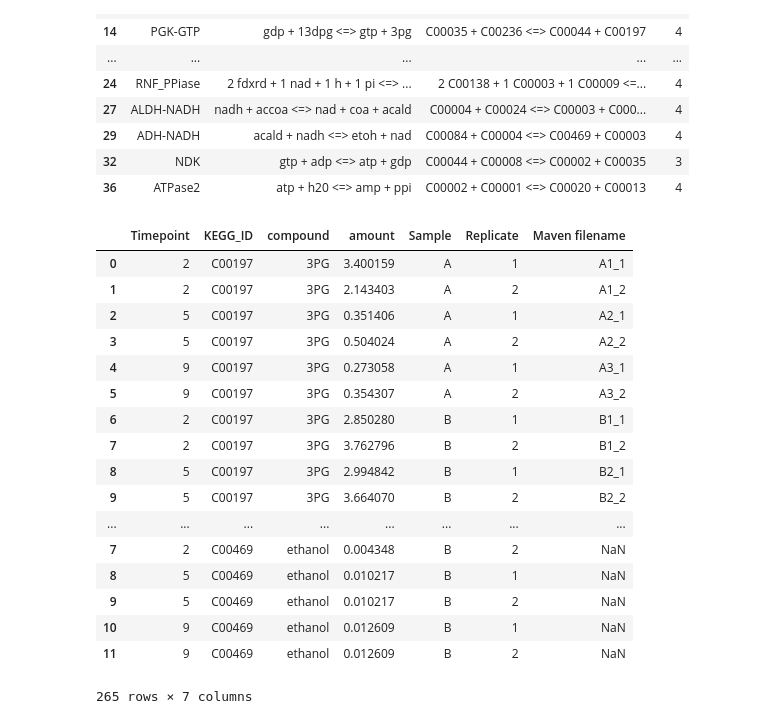
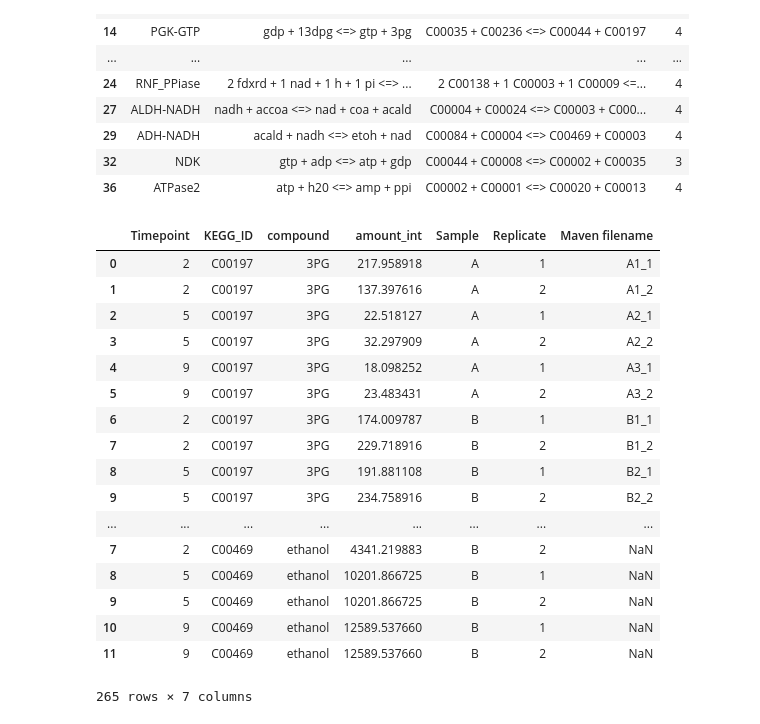
Before and after one commit to satyakamdash/Ctherm_thermo, a Jupyter notebook: Met_sensitivity_v2.ipynb, the cells around one changed output. Saved outputs shown, nothing was run; the diff lists cells and outputs as text; code cells hidden in the pictures.

```diff
--- a/Met_sensitivity_v2.ipynb
+++ b/Met_sensitivity_v2.ipynb
@@ -94,28 +86,28 @@ selectedRxnDf
 | 36 | ATPase2 | atp + h20 <=> amp + ppi | C00002 + C00001 <=> C00020 + C00013 | 4 |
 # %%
 #Import metabolite data from excel file
-Met_bound = pd.read_excel('cth_thermo_model_DO_SD5.xlsx', sheet_name = 'metabolite_bounds')
+Met_bound = pd.read_excel('cth_thermo_model_DO_SD6.xlsx', sheet_name = 'metabolite_bounds')
 Alldata = pd.read_excel('./metabolite_data/lt_dataset2_quantified.xlsx')
-Met_data = Alldata.loc[Alldata['Replicate'] != 0, ['Timepoint', 'KEGG_ID', 'compound','amount', 'Sample','Replicate','Maven filename']]
+Met_data = Alldata.loc[Alldata['Replicate'] != 0, ['Timepoint', 'KEGG_ID', 'compound','amount_int', 'Sample','Replicate','Maven filename']]
 Met_data
 # %% [output]
-|  | Timepoint | KEGG_ID | compound | amount | Sample | Replicate | Maven filename |
-| 0 | 2 | C00197 | 3PG | 3.400159 | A | 1 | A1_1 |
-| 1 | 2 | C00197 | 3PG | 2.143403 | A | 2 | A1_2 |
-| 2 | 5 | C00197 | 3PG | 0.351406 | A | 1 | A2_1 |
-| 3 | 5 | C00197 | 3PG | 0.504024 | A | 2 | A2_2 |
-| 4 | 9 | C00197 | 3PG | 0.273058 | A | 1 | A3_1 |
-| 5 | 9 | C00197 | 3PG | 0.354307 | A | 2 | A3_2 |
-| 6 | 2 | C00197 | 3PG | 2.850280 | B | 1 | B1_1 |
-| 7 | 2 | C00197 | 3PG | 3.762796 | B | 2 | B1_2 |
-| 8 | 5 | C00197 | 3PG | 2.994842 | B | 1 | B2_1 |
-| 9 | 5 | C00197 | 3PG | 3.664070 | B | 2 | B2_2 |
+|  | Timepoint | KEGG_ID | compound | amount_int | Sample | Replicate | Maven filename |
+| 0 | 2 | C00197 | 3PG | 217.958918 | A | 1 | A1_1 |
+| 1 | 2 | C00197 | 3PG | 137.397616 | A | 2 | A1_2 |
+| 2 | 5 | C00197 | 3PG | 22.518127 | A | 1 | A2_1 |
+| 3 | 5 | C00197 | 3PG | 32.297909 | A | 2 | A2_2 |
+| 4 | 9 | C00197 | 3PG | 18.098252 | A | 1 | A3_1 |
+| 5 | 9 | C00197 | 3PG | 23.483431 | A | 2 | A3_2 |
+| 6 | 2 | C00197 | 3PG | 174.009787 | B | 1 | B1_1 |
+| 7 | 2 | C00197 | 3PG | 229.718916 | B | 2 | B1_2 |
+| 8 | 5 | C00197 | 3PG | 191.881108 | B | 1 | B2_1 |
+| 9 | 5 | C00197 | 3PG | 234.758916 | B | 2 | B2_2 |
 | ... | ... | ... | ... | ... | ... | ... | ... |
-| 7 | 2 | C00469 | ethanol | 0.004348 | B | 2 | NaN |
-| 8 | 5 | C00469 | ethanol | 0.010217 | B | 1 | NaN |
-| 9 | 5 | C00469 | ethanol | 0.010217 | B | 2 | NaN |
-| 10 | 9 | C00469 | ethanol | 0.012609 | B | 1 | NaN |
-| 11 | 9 | C00469 | ethanol | 0.012609 | B | 2 | NaN |
+| 7 | 2 | C00469 | ethanol | 4341.219883 | B | 2 | NaN |
+| 8 | 5 | C00469 | ethanol | 10201.866725 | B | 1 | NaN |
+| 9 | 5 | C00469 | ethanol | 10201.866725 | B | 2 | NaN |
+| 10 | 9 | C00469 | ethanol | 12589.537660 | B | 1 | NaN |
+| 11 | 9 | C00469 | ethanol | 12589.537660 | B | 2 | NaN |
 265 rows × 7 columns
 # %%
 Met_bound
```
Also changed, not shown: parts of 11 cells of this notebook, 12 other files.
